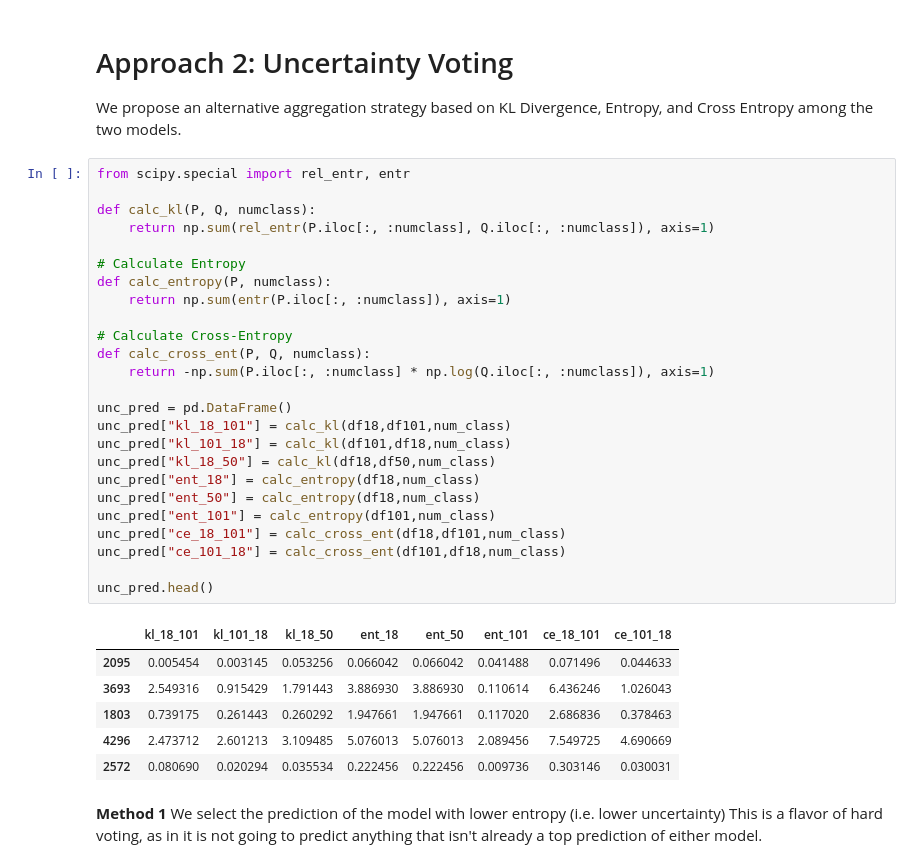
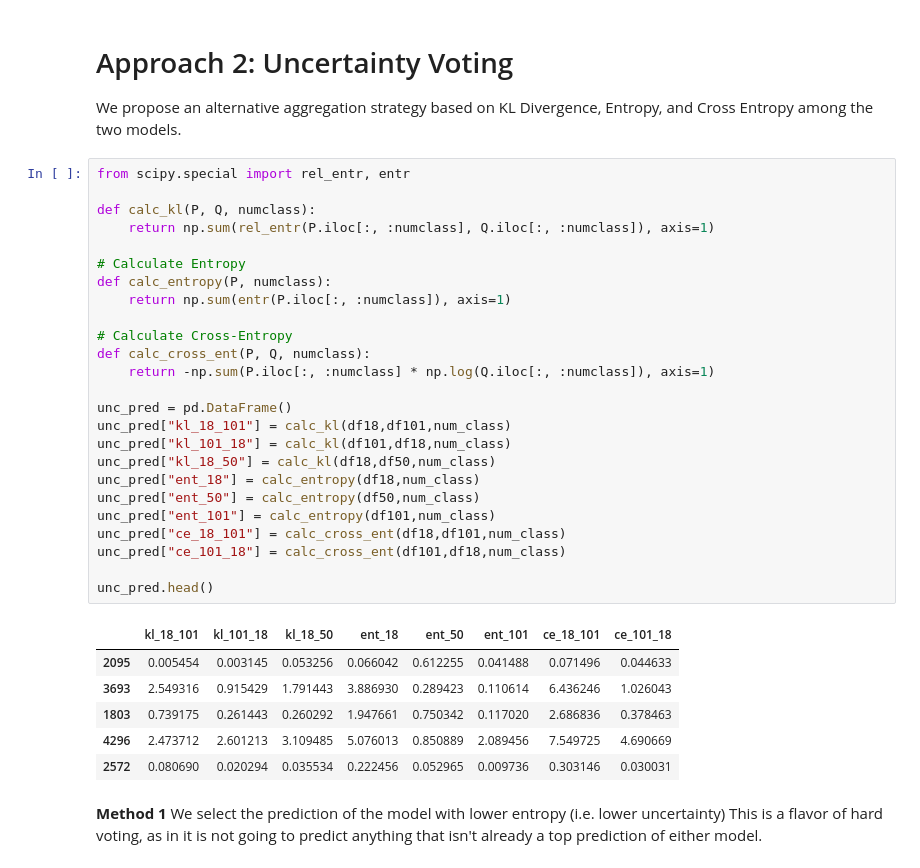
Before and after one commit to TimothyZG/wliura2024, a Jupyter notebook: exp2/post-exp2-analysis/ensemble.ipynb, the cells around one changed output. Saved outputs shown, nothing was run; the diff lists cells and outputs as text.

Commit message:
corrected entropy50 calculation

```diff
--- a/exp2/post-exp2-analysis/ensemble.ipynb
+++ b/exp2/post-exp2-analysis/ensemble.ipynb
@@ -141,35 +141,35 @@ We propose an alternative aggregation strategy based on KL Divergence, Entropy,
 # %%
 from scipy.special import rel_entr, entr
 
 def calc_kl(P, Q, numclass):
     return np.sum(rel_entr(P.iloc[:, :numclass], Q.iloc[:, :numclass]), axis=1)
 
 # Calculate Entropy
 def calc_entropy(P, numclass):
     return np.sum(entr(P.iloc[:, :numclass]), axis=1)
 
 # Calculate Cross-Entropy
 def calc_cross_ent(P, Q, numclass):
     return -np.sum(P.iloc[:, :numclass] * np.log(Q.iloc[:, :numclass]), axis=1)
 
 unc_pred = pd.DataFrame()
 unc_pred["kl_18_101"] = calc_kl(df18,df101,num_class)
 unc_pred["kl_101_18"] = calc_kl(df101,df18,num_class)
 unc_pred["kl_18_50"] = calc_kl(df18,df50,num_class)
 unc_pred["ent_18"] = calc_entropy(df18,num_class)
-unc_pred["ent_50"] = calc_entropy(df18,num_class)
+unc_pred["ent_50"] = calc_entropy(df50,num_class)
 unc_pred["ent_101"] = calc_entropy(df101,num_class)
 unc_pred["ce_18_101"] = calc_cross_ent(df18,df101,num_class)
 unc_pred["ce_101_18"] = calc_cross_ent(df101,df18,num_class)
 
 unc_pred.head()
 # %% [output]
 |  | kl_18_101 | kl_101_18 | kl_18_50 | ent_18 | ent_50 | ent_101 | ce_18_101 | ce_101_18 |
-| 2095 | 0.005454 | 0.003145 | 0.053256 | 0.066042 | 0.066042 | 0.041488 | 0.071496 | 0.044633 |
-| 3693 | 2.549316 | 0.915429 | 1.791443 | 3.886930 | 3.886930 | 0.110614 | 6.436246 | 1.026043 |
-| 1803 | 0.739175 | 0.261443 | 0.260292 | 1.947661 | 1.947661 | 0.117020 | 2.686836 | 0.378463 |
-| 4296 | 2.473712 | 2.601213 | 3.109485 | 5.076013 | 5.076013 | 2.089456 | 7.549725 | 4.690669 |
-| 2572 | 0.080690 | 0.020294 | 0.035534 | 0.222456 | 0.222456 | 0.009736 | 0.303146 | 0.030031 |
+| 2095 | 0.005454 | 0.003145 | 0.053256 | 0.066042 | 0.612255 | 0.041488 | 0.071496 | 0.044633 |
+| 3693 | 2.549316 | 0.915429 | 1.791443 | 3.886930 | 0.289423 | 0.110614 | 6.436246 | 1.026043 |
+| 1803 | 0.739175 | 0.261443 | 0.260292 | 1.947661 | 0.750342 | 0.117020 | 2.686836 | 0.378463 |
+| 4296 | 2.473712 | 2.601213 | 3.109485 | 5.076013 | 0.850889 | 2.089456 | 7.549725 | 4.690669 |
+| 2572 | 0.080690 | 0.020294 | 0.035534 | 0.222456 | 0.052965 | 0.009736 | 0.303146 | 0.030031 |
 # %% [markdown]
 **Method 1** We select the prediction of the model with lower entropy (i.e. lower uncertainty) This is a flavor of hard voting, as in it is not going to predict anything that isn't already a top prediction of either model.
 # %%
```
Also changed, not shown: parts of 2 cells of this notebook.
